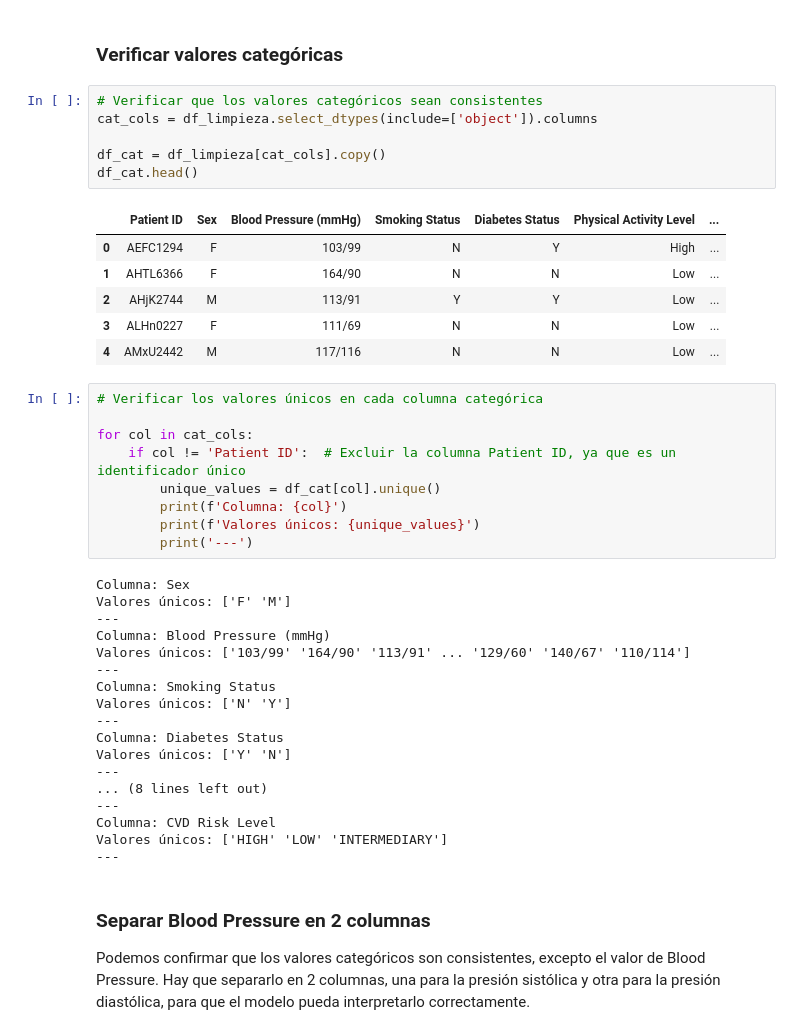
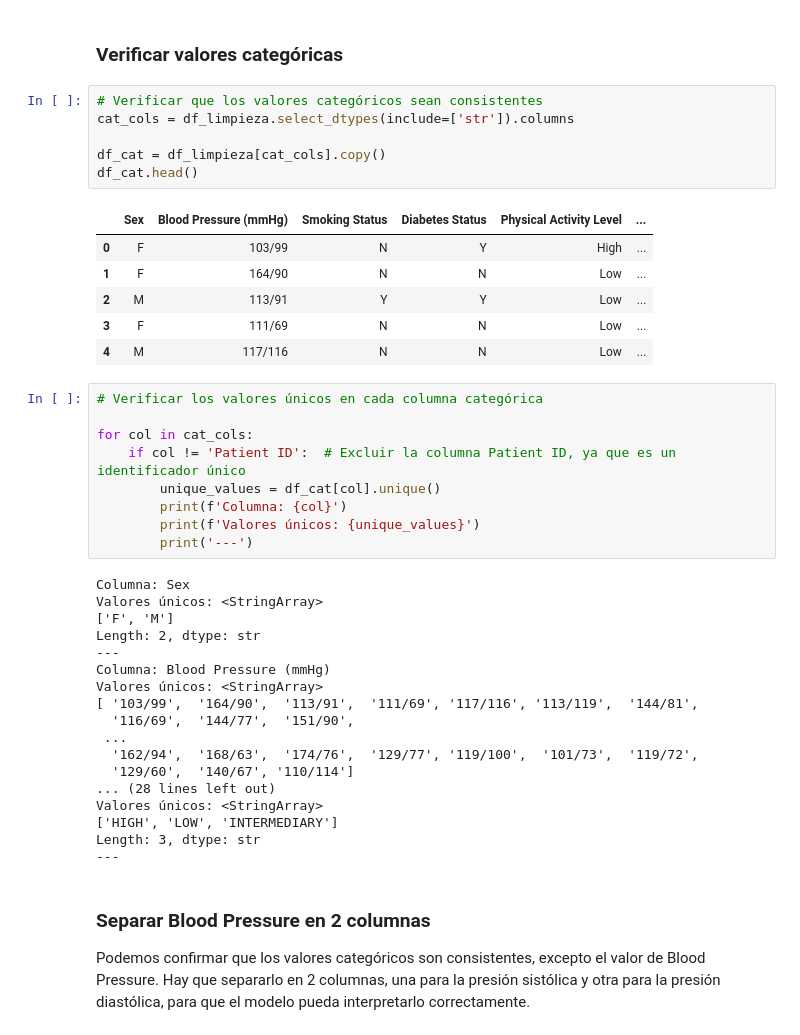
Before and after one commit to ML-2026-10/Lab1-LinearRegression, a Jupyter notebook: ml_lab1.ipynb, the cells around one changed output. Saved outputs shown, nothing was run; the diff lists cells and outputs as text.

```diff
--- a/ml_lab1.ipynb
+++ b/ml_lab1.ipynb
@@ -429,17 +419,17 @@ Número de filas después de resolver duplicados parciales: 1349
 ### Verificar valores categóricas
 # %%
 # Verificar que los valores categóricos sean consistentes
-cat_cols = df_limpieza.select_dtypes(include=['object']).columns
+cat_cols = df_limpieza.select_dtypes(include=['str']).columns
 
 df_cat = df_limpieza[cat_cols].copy()
 df_cat.head()
 # %% [output]
-|  | Patient ID | Sex | Blood Pressure (mmHg) | Smoking Status | Diabetes Status | Physical Activity Level | ... |
-| 0 | AEFC1294 | F | 103/99 | N | Y | High | ... |
-| 1 | AHTL6366 | F | 164/90 | N | N | Low | ... |
-| 2 | AHjK2744 | M | 113/91 | Y | Y | Low | ... |
-| 3 | ALHn0227 | F | 111/69 | N | N | Low | ... |
-| 4 | AMxU2442 | M | 117/116 | N | N | Low | ... |
+|  | Sex | Blood Pressure (mmHg) | Smoking Status | Diabetes Status | Physical Activity Level | ... |
+| 0 | F | 103/99 | N | Y | High | ... |
+| 1 | F | 164/90 | N | N | Low | ... |
+| 2 | M | 113/91 | Y | Y | Low | ... |
+| 3 | F | 111/69 | N | N | Low | ... |
+| 4 | M | 117/116 | N | N | Low | ... |
 # %%
 # Verificar los valores únicos en cada columna categórica
 
@@ -451,22 +441,22 @@ for col in cat_cols:
         print('---')
 # %% [output]
 Columna: Sex
-Valores únicos: ['F' 'M']
+Valores únicos: <StringArray>
+['F', 'M']
+Length: 2, dtype: str
 ---
 Columna: Blood Pressure (mmHg)
-Valores únicos: ['103/99' '164/90' '113/91' ... '129/60' '140/67' '110/114']
+Valores únicos: <StringArray>
+[ '103/99',  '164/90',  '113/91',  '111/69', '117/116', '113/119',  '144/81',
+  '116/69',  '144/77',  '151/90',
+ ...
+  '162/94',  '168/63',  '174/76',  '129/77', '119/100',  '101/73',  '119/72',
+  '129/60',  '140/67', '110/114']
+... (28 lines left out)
+Valores únicos: <StringArray>
+['HIGH', 'LOW', 'INTERMEDIARY']
+Length: 3, dtype: str
 ---
-Columna: Smoking Status
-Valores únicos: ['N' 'Y']
----
-Columna: Diabetes Status
-Valores únicos: ['Y' 'N']
----
-... (8 lines left out)
----
-Columna: CVD Risk Level
-Valores únicos: ['HIGH' 'LOW' 'INTERMEDIARY']
----
 # %% [markdown]
 ### Separar Blood Pressure en 2 columnas
 
```
Also changed, not shown: parts of 22 cells of this notebook, 2 other files.
